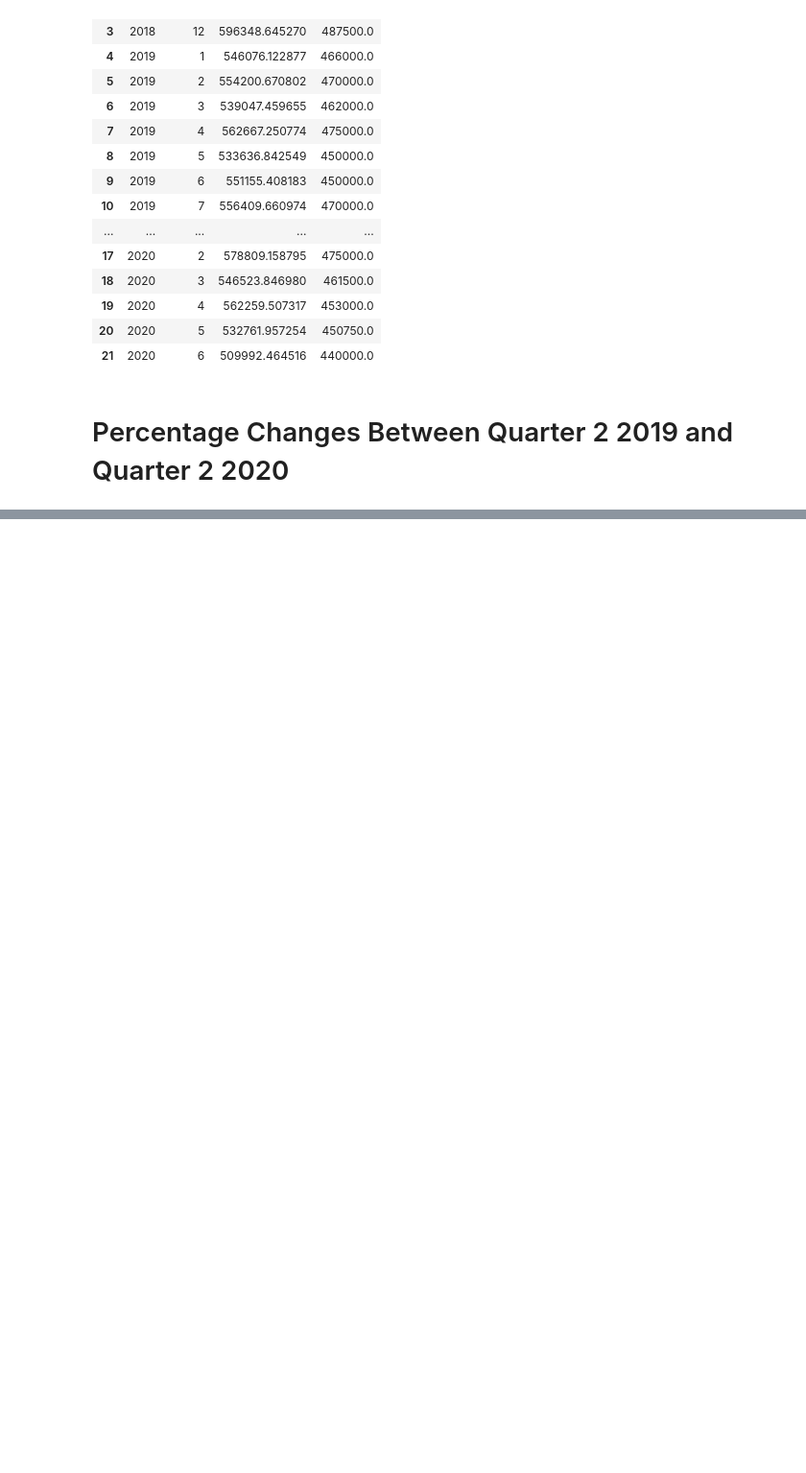
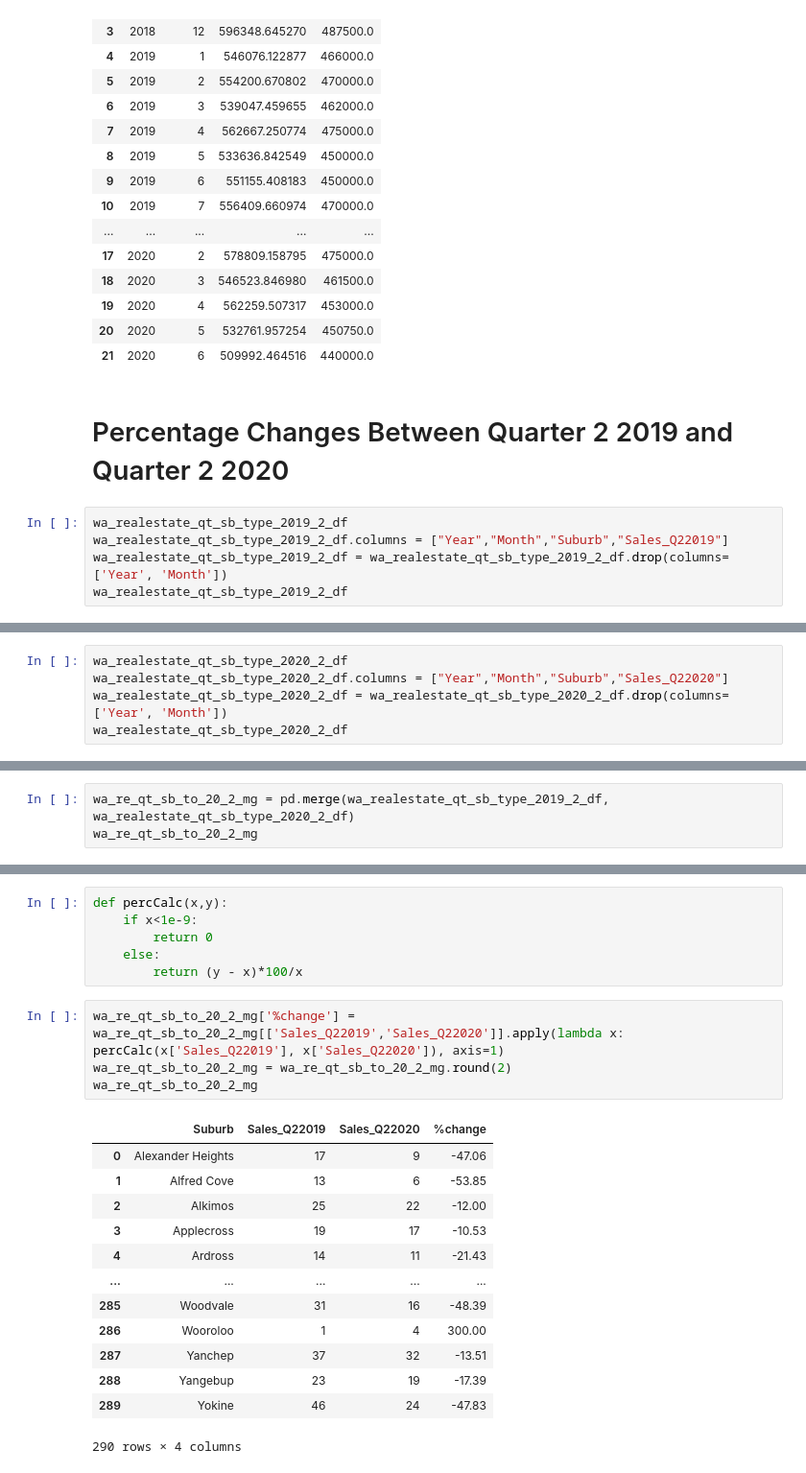
Before and after one commit to Supasyl/Data-Analytics-Project-1, a Jupyter notebook: Project 1.3 Notebooks/Data Analysis - Real Estate Sales Sept 2018 to June 2020.ipynb, the cells around one changed output, grey strips where cells are left out. Shown: that part at 96% size. Drawn from its saved outputs; the diff is of its cells as text; blank space fills up the shorter version.

```diff
--- a/Project 1.3 Notebooks/Data Analysis - Real Estate Sales Sept 2018 to June 2020.ipynb
+++ b/Project 1.3 Notebooks/Data Analysis - Real Estate Sales Sept 2018 to June 2020.ipynb
@@ -566,3 +571,8 @@ wa_realestate_qt_sb_type_df_finm
 | 21 | 2020 | 6 | 509992.464516 | 440000.0 |
 # %% [markdown]
 # Percentage Changes Between Quarter 2 2019 and Quarter 2 2020
+# %%
+wa_realestate_qt_sb_type_2019_2_df
+wa_realestate_qt_sb_type_2019_2_df.columns = ["Year","Month","Suburb","Sales_Q22019"]
+wa_realestate_qt_sb_type_2019_2_df = wa_realestate_qt_sb_type_2019_2_df.drop(columns=['Year', 'Month'])
+wa_realestate_qt_sb_type_2019_2_df
@@ -568,0 +593,5 @@ wa_realestate_qt_sb_type_df_finm
+# %%
+wa_realestate_qt_sb_type_2020_2_df
+wa_realestate_qt_sb_type_2020_2_df.columns = ["Year","Month","Suburb","Sales_Q22020"]
+wa_realestate_qt_sb_type_2020_2_df = wa_realestate_qt_sb_type_2020_2_df.drop(columns=['Year', 'Month'])
+wa_realestate_qt_sb_type_2020_2_df
@@ -568,0 +612,3 @@ wa_realestate_qt_sb_type_df_finm
+# %%
+wa_re_qt_sb_to_20_2_mg = pd.merge(wa_realestate_qt_sb_type_2019_2_df, wa_realestate_qt_sb_type_2020_2_df)
+wa_re_qt_sb_to_20_2_mg
@@ -568,0 +629,24 @@ wa_realestate_qt_sb_type_df_finm
+# %%
+def percCalc(x,y):
+    if x<1e-9:
+        return 0
+    else:
+        return (y - x)*100/x
+# %%
+wa_re_qt_sb_to_20_2_mg['%change'] = wa_re_qt_sb_to_20_2_mg[['Sales_Q22019','Sales_Q22020']].apply(lambda x: percCalc(x['Sales_Q22019'], x['Sales_Q22020']), axis=1)
+wa_re_qt_sb_to_20_2_mg = wa_re_qt_sb_to_20_2_mg.round(2)
+wa_re_qt_sb_to_20_2_mg
+# %% [output]
+|  | Suburb | Sales_Q22019 | Sales_Q22020 | %change |
+| 0 | Alexander Heights | 17 | 9 | -47.06 |
+| 1 | Alfred Cove | 13 | 6 | -53.85 |
+| 2 | Alkimos | 25 | 22 | -12.00 |
+| 3 | Applecross | 19 | 17 | -10.53 |
+| 4 | Ardross | 14 | 11 | -21.43 |
+| ... | ... | ... | ... | ... |
+| 285 | Woodvale | 31 | 16 | -48.39 |
+| 286 | Wooroloo | 1 | 4 | 300.00 |
+| 287 | Yanchep | 37 | 32 | -13.51 |
+| 288 | Yangebup | 23 | 19 | -17.39 |
+| 289 | Yokine | 46 | 24 | -47.83 |
+290 rows × 4 columns
```
Also changed, not shown: parts of 9 cells of this notebook, 9 other files.
